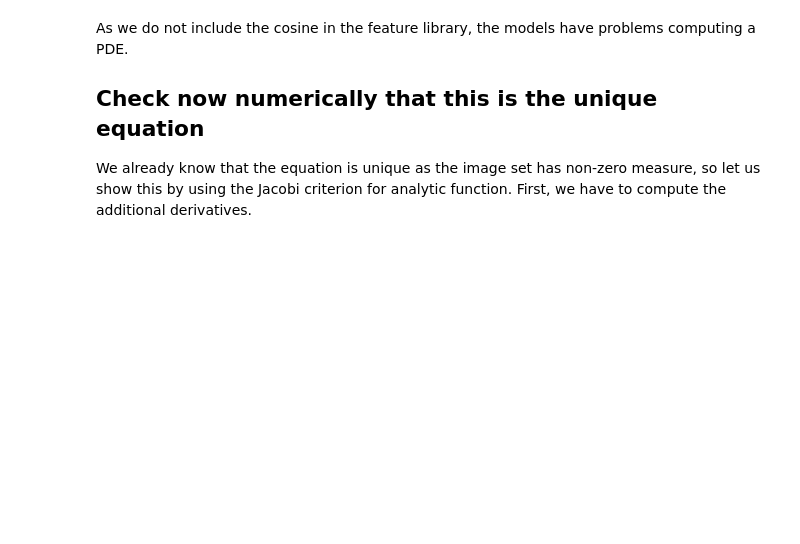
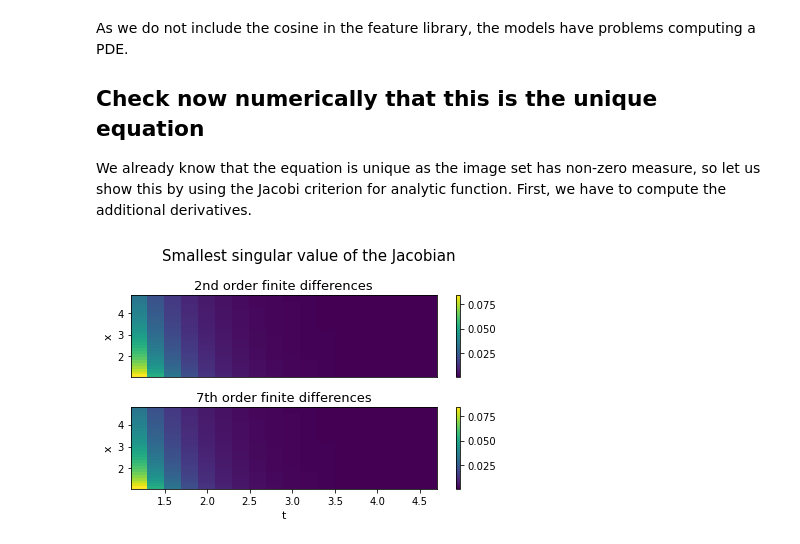
Before and after one commit to Philipp238/physical-law-learning-uniqueness, a Jupyter notebook: Pure Analytic PDE Unique.ipynb, the cells around one changed output. Saved outputs shown, nothing was run; the diff lists cells and outputs as text; code cells hidden in the pictures; blank space fills up the shorter version.

```diff
--- a/Pure Analytic PDE Unique.ipynb
+++ b/Pure Analytic PDE Unique.ipynb
@@ -155,4 +166,27 @@ for k, fd_order in enumerate(fd_orders):
             jacobian = np.array([[ut[x_i,t_j], ux[x_i,t_j]], [utx[x_i,t_j], uxx[x_i,t_j]]]).reshape(2,2)
             sv = svd(jacobian, compute_uv=False)[-1]
             svs[k,i,j] = sv
+# %%
+fontsize = 11
+titlesize = fontsize + 4
+subtitle_size = fontsize + 2
+t_grid, x_grid = (np.arange(time_range) * 10 + 10) / 200 * (t_end - t_0) + t_0, (np.arange(space_range) * 10 + 10) / 300 * (x_end - x_0) + x_0
+# Plot derivative results
+fig, axes = plt.subplots(2,1)
+fig.suptitle(r'Smallest singular value of the Jacobian', fontsize=titlesize)
+# axes[0].plot(np.arange(10), np.arange(10))
+c = axes[0].pcolor(t_grid, x_grid, svs[0])
+axes[0].set_title('2nd order finite differences', fontsize=subtitle_size)
+axes[0].set_ylabel('x', fontsize=fontsize)
+axes[0].set_xticks([])
+fig.colorbar(c, ax=axes[0])
+c = axes[1].pcolor(t_grid, x_grid, svs[1])
+axes[1].set_title('7th order finite differences', fontsize=subtitle_size)
+axes[1].set_xlabel('t', fontsize=fontsize)
+axes[1].set_ylabel('x', fontsize=fontsize)
+fig.colorbar(c, ax=axes[1])
+plt.tight_layout()
+plt.show()
+# %% [output]
+[figure, added]
 # %%
```
Also changed, not shown: parts of 7 cells of this notebook.
